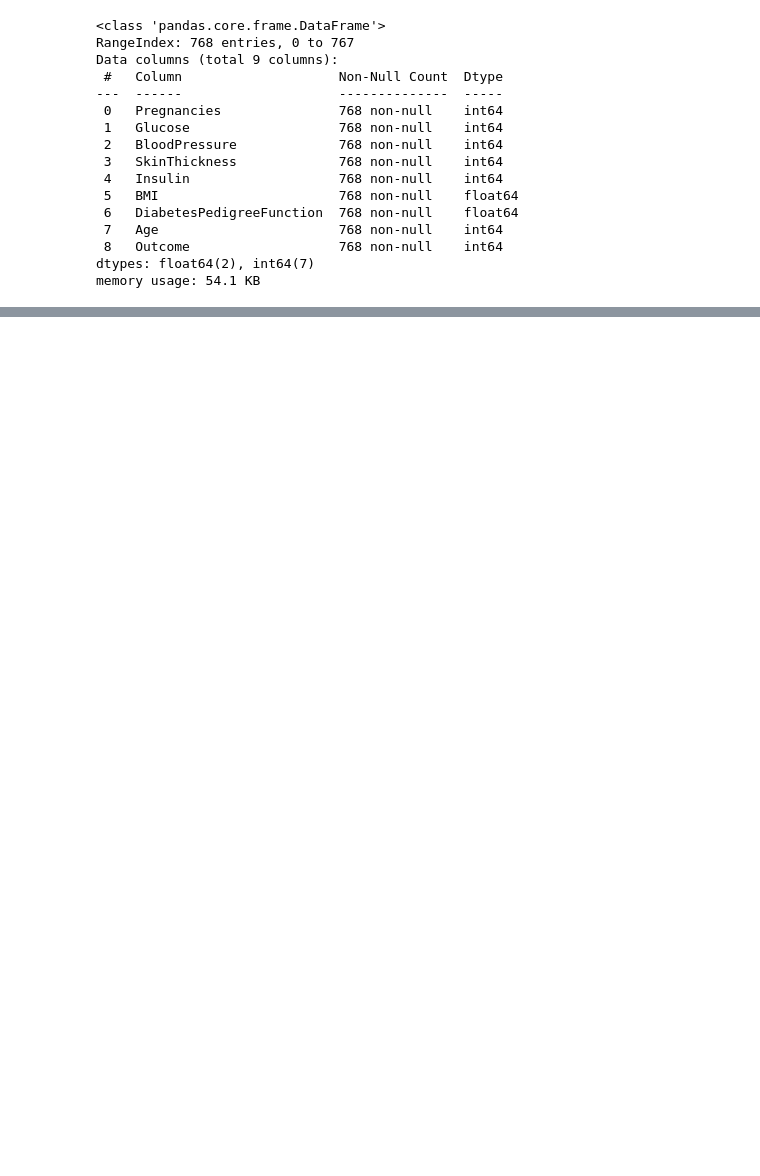
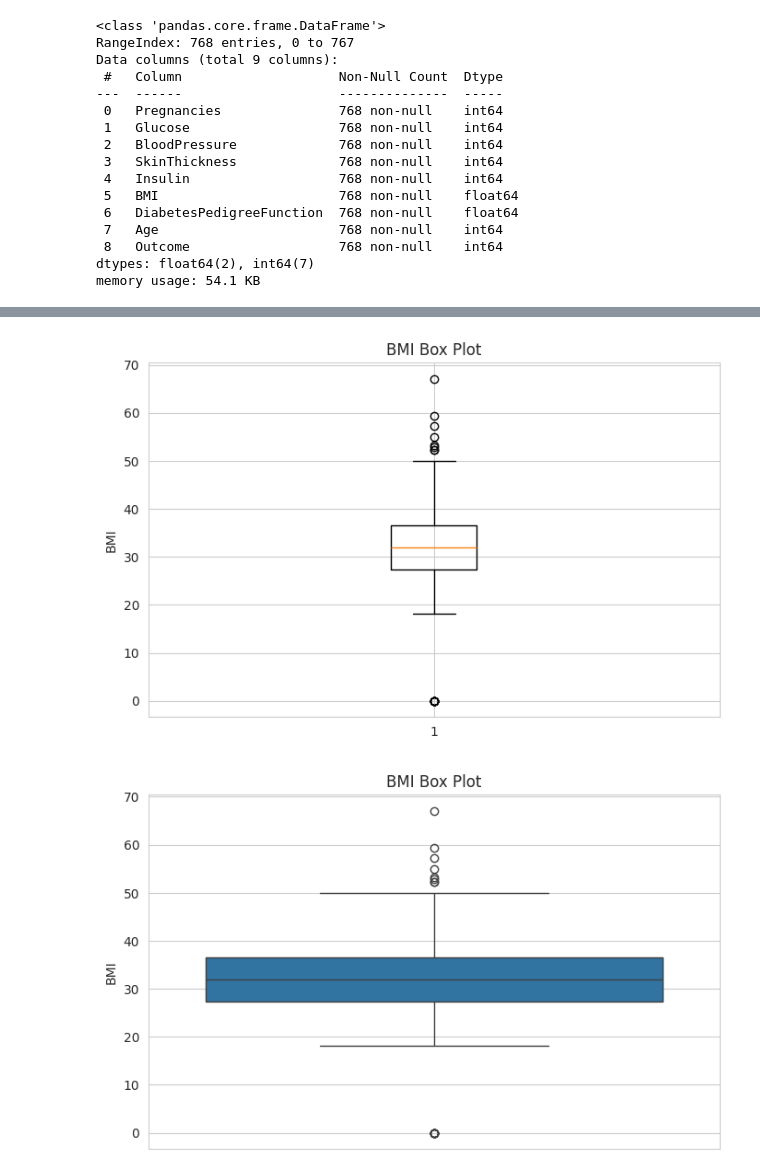
Before and after one commit to Nafeesatu/AI-bootcamp-portfolio, a Jupyter notebook: Diabetes_Dataset_EDA.ipynb, the cells around one changed output, grey strips where cells are left out. Drawn from its saved outputs; the diff is of its cells as text; code cells hidden in the pictures; blank space fills up the shorter version.

```diff
--- a/Diabetes_Dataset_EDA.ipynb
+++ b/Diabetes_Dataset_EDA.ipynb
@@ -128,0 +218,23 @@ plt.show()
+# %%
+#Box Plot
+plt.figure(figsize=(8,5))
+
+plt.boxplot(df['BMI'])
+
+plt.title('BMI Box Plot')
+plt.ylabel('BMI')
+
+plt.show()
+
+#Seaborn Version
+plt.figure(figsize=(8,5))
+
+sns.boxplot(y='BMI', data=df)
+
+plt.title('BMI Box Plot')
+plt.ylabel('BMI')
+
+plt.show()
+# %% [output]
+[figure, added]
+[figure, added]
```
Also changed, not shown: parts of 29 cells of this notebook.
